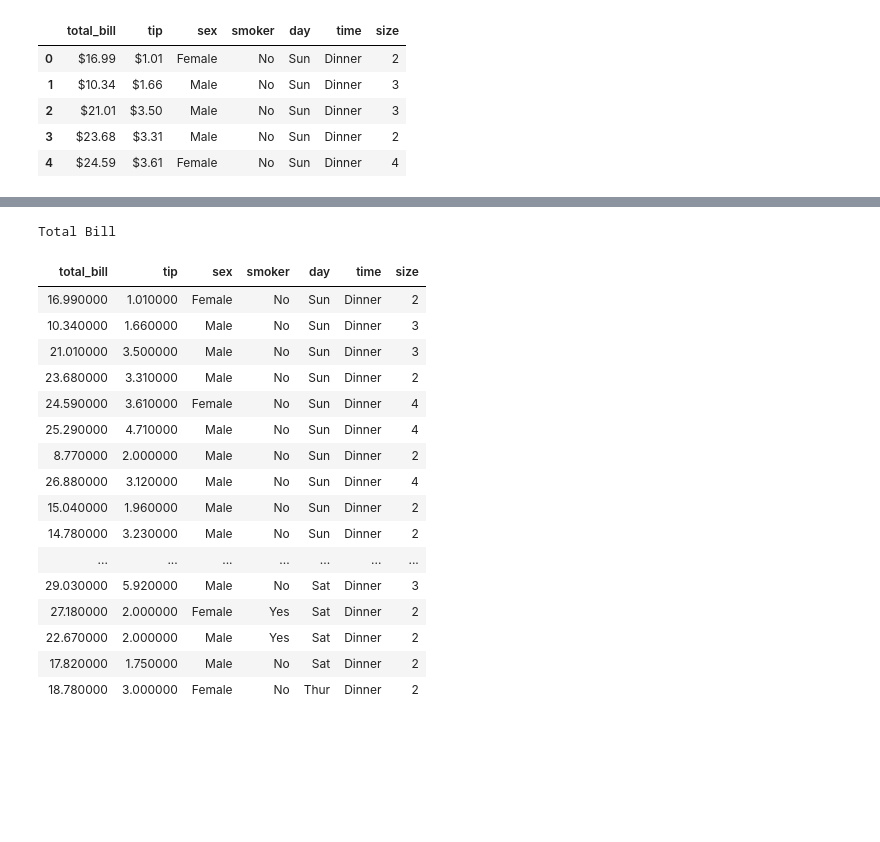
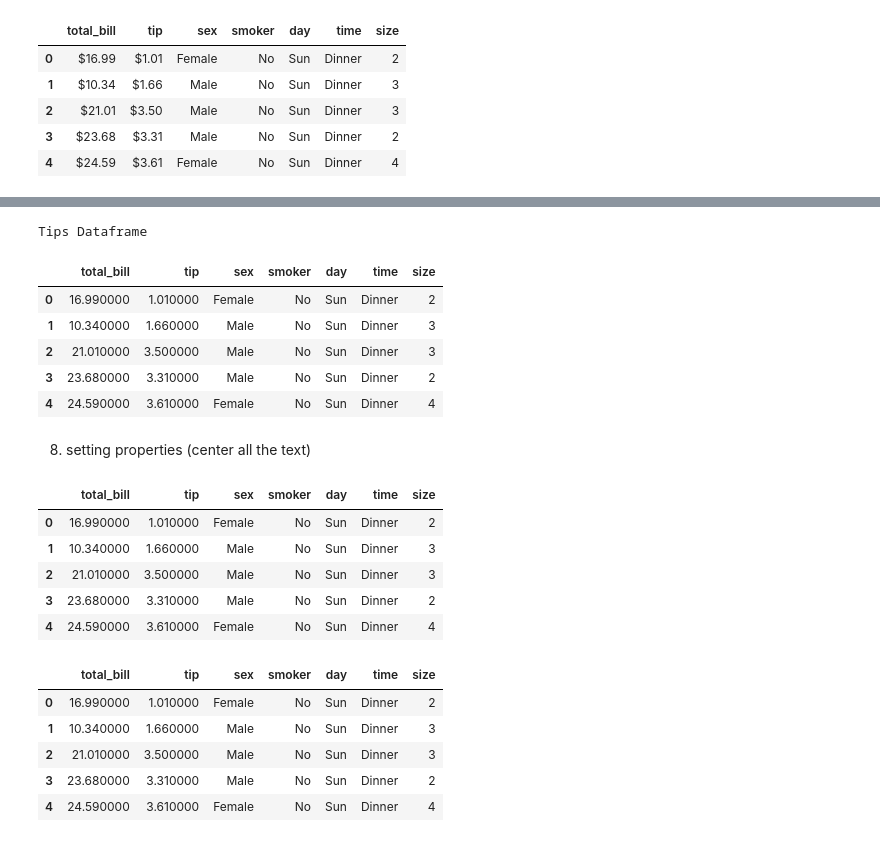
Before and after one commit to adarshanand67/Data-Science, a Jupyter notebook: Side Knowledge/Styling Dataframe.ipynb, the cells around one changed output, grey strips where cells are left out. Saved outputs shown, nothing was run; the diff lists cells and outputs as text; code cells hidden in the pictures; blank space fills up the shorter version.

```diff
--- a/Side Knowledge/Styling Dataframe.ipynb
+++ b/Side Knowledge/Styling Dataframe.ipynb
@@ -1,33 +0,0 @@
-# %%
-import numpy as np
-import pandas as pd
-#from pandas_profiling import ProfileReport
-import matplotlib.pyplot as plt
-%matplotlib inline
-# from autoviz.AutoViz_Class import AutoViz_Class
-import seaborn as sns
-import missingno as msno
-
-%config InlineBackend.figure_format = 'retina'
-import bs4 as bs
-import requests
-
-import pyforest
-import scipy.stats as stats
-import keras as ks
-# import tensorflow as tf
-import cv2 as cv
-
-import re
-import os
-import math
-import datetime
-import random
-import time
-
-import warnings
-warnings.filterwarnings('ignore')
-
-pd.set_option('display.max_columns', None)
-pd.set_option('display.float_format', lambda x: '%.2f' % x)
-sns.set(style='whitegrid', color_codes=True, font_scale=1.5, palette='plasma', font='Arial', rc={'figure.figsize':(8,6)})
@@ -123,21 +124,30 @@ df.head()
+# %%
+df.head().style.set_caption("Tips Dataframe")
+# %% [output]
+Tips Dataframe
+|  | total_bill | tip | sex | smoker | day | time | size |
+| 0 | 16.990000 | 1.010000 | Female | No | Sun | Dinner | 2 |
+| 1 | 10.340000 | 1.660000 | Male | No | Sun | Dinner | 3 |
+| 2 | 21.010000 | 3.500000 | Male | No | Sun | Dinner | 3 |
+| 3 | 23.680000 | 3.310000 | Male | No | Sun | Dinner | 2 |
+| 4 | 24.590000 | 3.610000 | Female | No | Sun | Dinner | 4 |
+# %% [markdown]
+8. setting properties (center all the text)
+# %%
+df.head().style.set_properties(**{'text-align': 'center'})
+# %% [output]
+|  | total_bill | tip | sex | smoker | day | time | size |
+| 0 | 16.990000 | 1.010000 | Female | No | Sun | Dinner | 2 |
+| 1 | 10.340000 | 1.660000 | Male | No | Sun | Dinner | 3 |
+| 2 | 21.010000 | 3.500000 | Male | No | Sun | Dinner | 3 |
+| 3 | 23.680000 | 3.310000 | Male | No | Sun | Dinner | 2 |
+| 4 | 24.590000 | 3.610000 | Female | No | Sun | Dinner | 4 |
 # %%
-df.style.hide_index().bar(subset=['total_bill']).set_properties(**{'width': '100px'}).set_caption('Total Bill')
+df.head().style.set_properties(**{'width': '100px'})
 # %% [output]
-Total Bill
-| total_bill | tip | sex | smoker | day | time | size |
-| 16.990000 | 1.010000 | Female | No | Sun | Dinner | 2 |
-| 10.340000 | 1.660000 | Male | No | Sun | Dinner | 3 |
-| 21.010000 | 3.500000 | Male | No | Sun | Dinner | 3 |
-| 23.680000 | 3.310000 | Male | No | Sun | Dinner | 2 |
-| 24.590000 | 3.610000 | Female | No | Sun | Dinner | 4 |
-| 25.290000 | 4.710000 | Male | No | Sun | Dinner | 4 |
-| 8.770000 | 2.000000 | Male | No | Sun | Dinner | 2 |
-| 26.880000 | 3.120000 | Male | No | Sun | Dinner | 4 |
-| 15.040000 | 1.960000 | Male | No | Sun | Dinner | 2 |
-| 14.780000 | 3.230000 | Male | No | Sun | Dinner | 2 |
-| ... | ... | ... | ... | ... | ... | ... |
-| 29.030000 | 5.920000 | Male | No | Sat | Dinner | 3 |
-| 27.180000 | 2.000000 | Female | Yes | Sat | Dinner | 2 |
-| 22.670000 | 2.000000 | Male | Yes | Sat | Dinner | 2 |
-| 17.820000 | 1.750000 | Male | No | Sat | Dinner | 2 |
-| 18.780000 | 3.000000 | Female | No | Thur | Dinner | 2 |
+|  | total_bill | tip | sex | smoker | day | time | size |
+| 0 | 16.990000 | 1.010000 | Female | No | Sun | Dinner | 2 |
+| 1 | 10.340000 | 1.660000 | Male | No | Sun | Dinner | 3 |
+| 2 | 21.010000 | 3.500000 | Male | No | Sun | Dinner | 3 |
+| 3 | 23.680000 | 3.310000 | Male | No | Sun | Dinner | 2 |
+| 4 | 24.590000 | 3.610000 | Female | No | Sun | Dinner | 4 |
```
Also changed, not shown: parts of 23 cells of this notebook, 5 other files.
